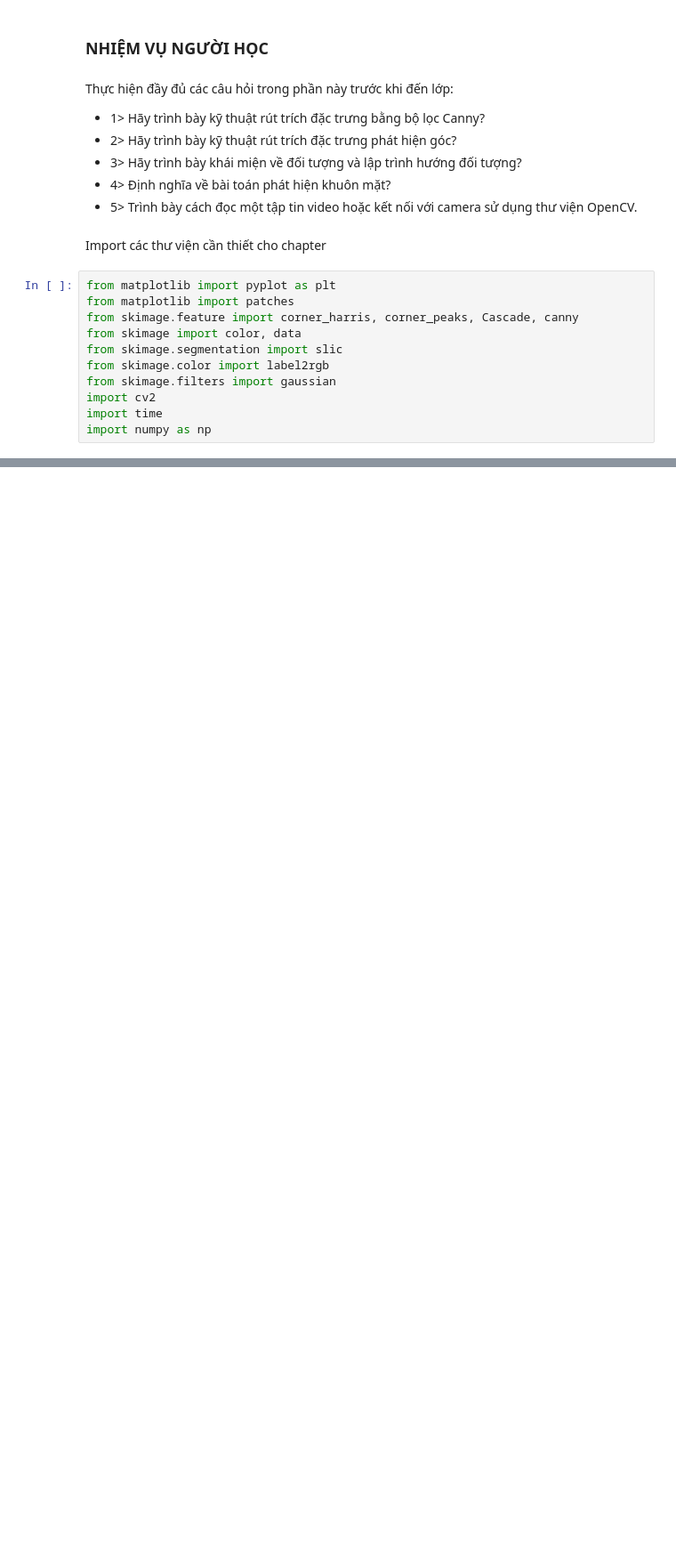
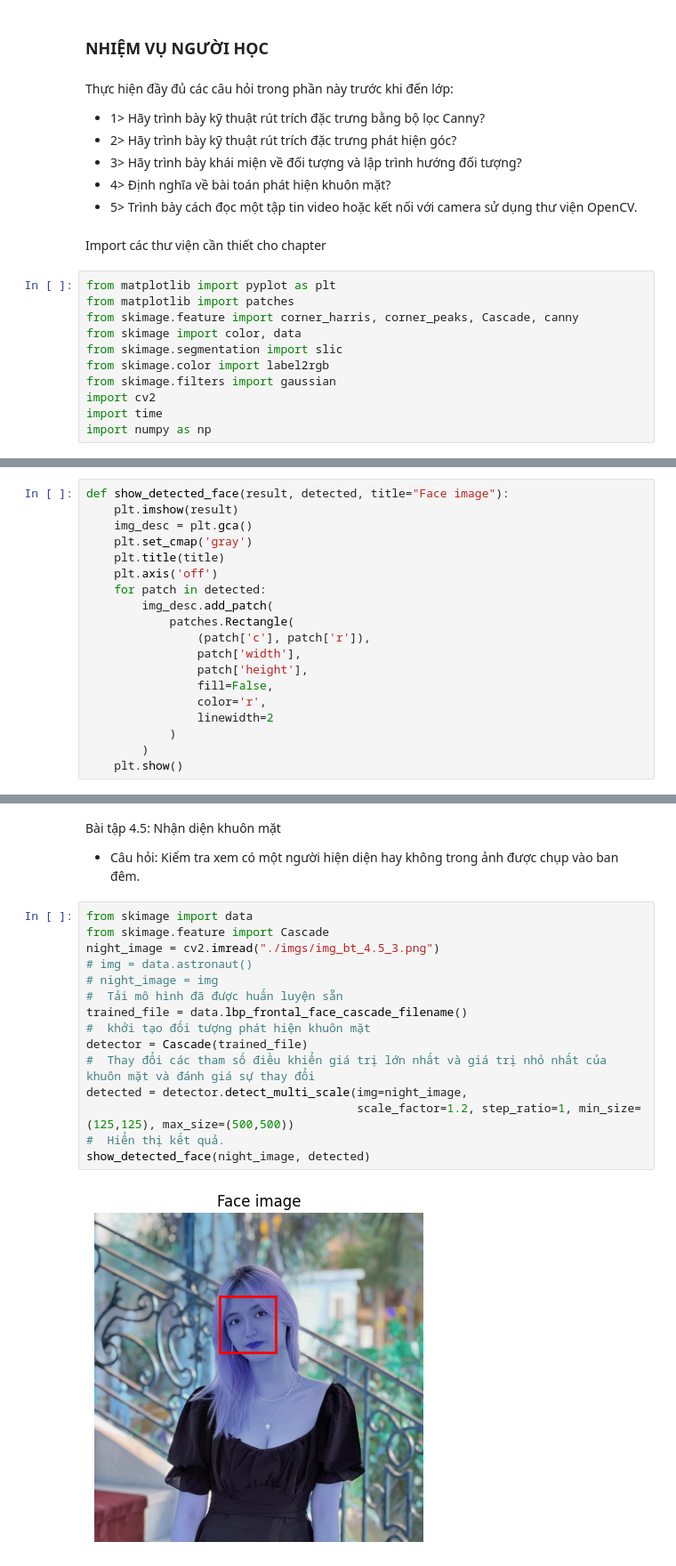
Before and after one commit to VM-Thuan-2003/TT_XLA_SPK, a Jupyter notebook: CHAPTER_4/main.ipynb, the cells around one changed output, grey strips where cells are left out. Shown at 89% size. Cells and saved outputs as stored; diff of their text form; blank space fills up the shorter version.

```diff
--- a/CHAPTER_4/main.ipynb
+++ b/CHAPTER_4/main.ipynb
@@ -39,0 +68,19 @@ import numpy as np
+# %%
+def show_detected_face(result, detected, title="Face image"):
+    plt.imshow(result)
+    img_desc = plt.gca()
+    plt.set_cmap('gray')
+    plt.title(title)
+    plt.axis('off')
+    for patch in detected:
+        img_desc.add_patch(
+            patches.Rectangle(
+                (patch['c'], patch['r']),
+                patch['width'],
+                patch['height'],
+                fill=False,
+                color='r',
+                linewidth=2
+            )
+        )
+    plt.show()
@@ -39,0 +160,20 @@ import numpy as np
+# %% [markdown]
+Bài tập 4.5: Nhận diện khuôn mặt
+- Câu hỏi: Kiểm tra xem có một người hiện diện hay không trong ảnh được chụp vào ban đêm.
+# %%
+from skimage import data
+from skimage.feature import Cascade
+night_image = cv2.imread("./imgs/img_bt_4.5_3.png")
+# img = data.astronaut()
+# night_image = img
+#  Tải mô hình đã được huấn luyện sẵn
+trained_file = data.lbp_frontal_face_cascade_filename()
+#  khởi tạo đối tượng phát hiện khuôn mặt
+detector = Cascade(trained_file)
+#  Thay đổi các tham số điều khiển giá trị lớn nhất và giá trị nhỏ nhất của khuôn mặt và đánh giá sự thay đổi
+detected = detector.detect_multi_scale(img=night_image,
+                                       scale_factor=1.2, step_ratio=1, min_size=(125,125), max_size=(500,500))
+#  Hiển thị kết quả.
+show_detected_face(night_image, detected)
+# %% [output]
+[figure, added]
```
Also changed, not shown: parts of 31 cells of this notebook, 9 other files.
